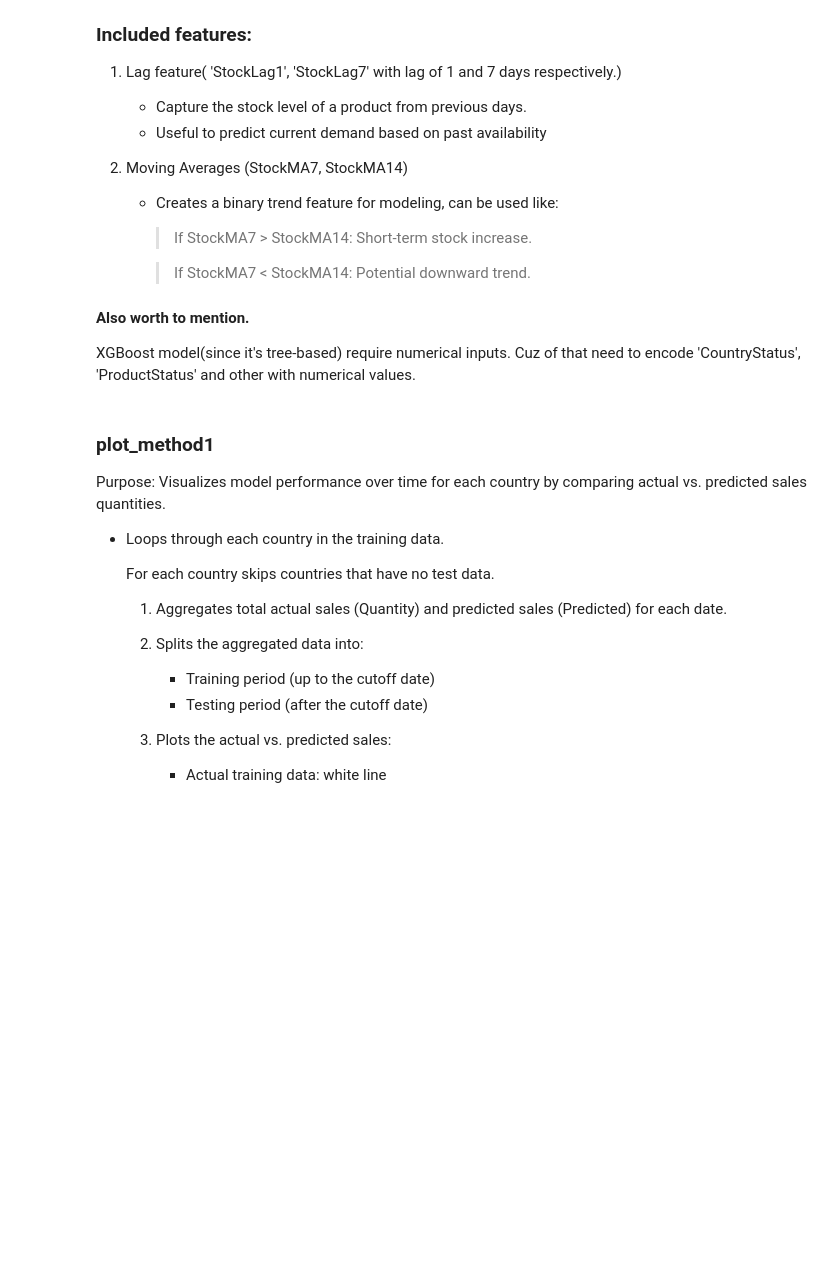
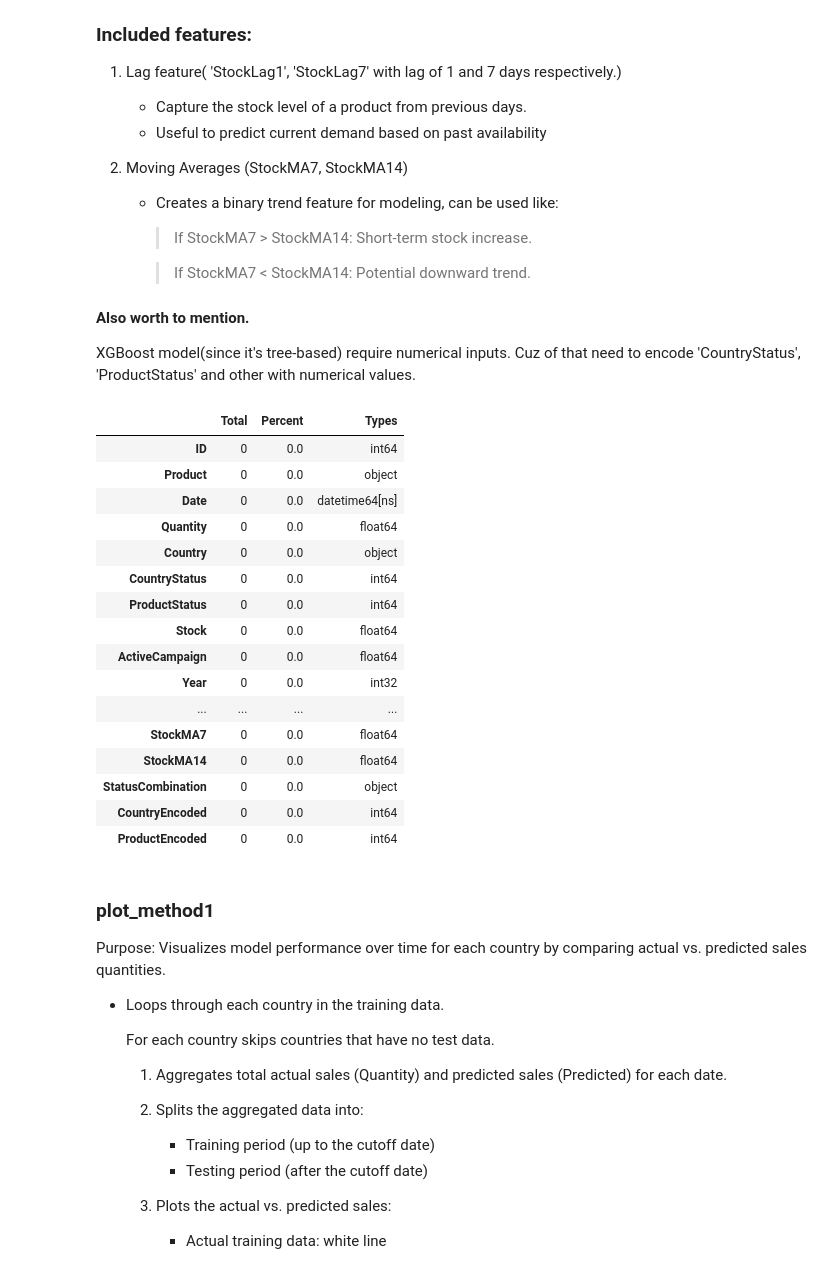
Before and after one commit to firelight-cs/HackathonHuita, a Jupyter notebook: xgboost_model.ipynb, the cells around one changed output. Cells and saved outputs as stored; diff of their text form; code cells hidden in the pictures; blank space fills up the shorter version.

```diff
--- a/xgboost_model.ipynb
+++ b/xgboost_model.ipynb
@@ -51,6 +51,25 @@ def load_and_preprocess(sales_path, campaign_path, stock_path):
     merged_df['ActiveCampaign'] = merged_df['ActiveCampaign'].fillna(0)
 
     return merged_df
+
+def missing_data(input_data):
+    '''
+    This function returns dataframe with information about the percentage of nulls in each column and the column data type.
+
+    input: pandas df
+    output: pandas df
+
+    '''
+
+    total = input_data.isnull().sum()
+    percent = (input_data.isnull().sum()/input_data.isnull().count()*100)
+    table = pd.concat([total, percent], axis = 1, keys = ['Total', 'Percent'])
+    types = []
+    for col in input_data.columns:
+        dtype = str(input_data[col].dtype)
+        types.append(dtype)
+    table["Types"] = types
+    return(pd.DataFrame(table))
 # %% [markdown]
 ### Before training, your data must be:
 
@@ -79,33 +98,55 @@ XGBoost model(since it's tree-based) require numerical inputs. Cuz of that need
 # %%
 def create_features(df):
     # Temporal features
     df['Year'] = df['Date'].dt.year
     df['Month'] = df['Date'].dt.month
     df['Week'] = df['Date'].dt.isocalendar().week
     df['DayOfWeek'] = df['Date'].dt.dayofweek
     df['DayOfMonth'] = df['Date'].dt.day
 
     # Lag and moving average features for stock
     df = df.sort_values(['Product', 'Date'])
     df['StockLag1'] = df.groupby('Product')['Stock'].shift(1)
     df['StockLag7'] = df.groupby('Product')['Stock'].shift(7)
     df['StockMA7'] = df.groupby('Product')['Stock'].transform(lambda x: x.rolling(7, min_periods=1).mean())
     df['StockMA14'] = df.groupby('Product')['Stock'].transform(lambda x: x.rolling(14, min_periods=1).mean())
 
     # Fill NaN in lag features
     df[['StockLag1', 'StockLag7', 'StockMA7', 'StockMA14']] = df[['StockLag1', 'StockLag7', 'StockMA7', 'StockMA14']].fillna(0)
 
     # Encode categorical variables
     df['CountryStatus'] = df['CountryStatus'].map({'A': 1, 'Z': 0})
     df['ProductStatus'] = df['ProductStatus'].map({'A': 1, 'Z': 0})
     df['StatusCombination'] = df['CountryStatus'].astype(str) + df['ProductStatus'].astype(str)
 
     le_country = LabelEncoder()
     le_product = LabelEncoder()
     df['CountryEncoded'] = le_country.fit_transform(df['Country'])
     df['ProductEncoded'] = le_product.fit_transform(df['Product'])
 
     return df
+
+merged_df = load_and_preprocess('./data/sell_data_cleaned.csv', './data/marketing_campaign.csv', './data/stock.csv')
+featured_df = create_features(merged_df)
+missing_data(featured_df)
+# %% [output]
+|  | Total | Percent | Types |
+| ID | 0 | 0.0 | int64 |
+| Product | 0 | 0.0 | object |
+| Date | 0 | 0.0 | datetime64[ns] |
+| Quantity | 0 | 0.0 | float64 |
+| Country | 0 | 0.0 | object |
+| CountryStatus | 0 | 0.0 | int64 |
+| ProductStatus | 0 | 0.0 | int64 |
+| Stock | 0 | 0.0 | float64 |
+| ActiveCampaign | 0 | 0.0 | float64 |
+| Year | 0 | 0.0 | int32 |
+| ... | ... | ... | ... |
+| StockMA7 | 0 | 0.0 | float64 |
+| StockMA14 | 0 | 0.0 | float64 |
+| StatusCombination | 0 | 0.0 | object |
+| CountryEncoded | 0 | 0.0 | int64 |
+| ProductEncoded | 0 | 0.0 | int64 |
 # %%
 def split_train_test(df, test_size=0.2):
     df = df.sort_values('Date')
```
Also changed, not shown: parts of 2 cells of this notebook, 2 other files.
